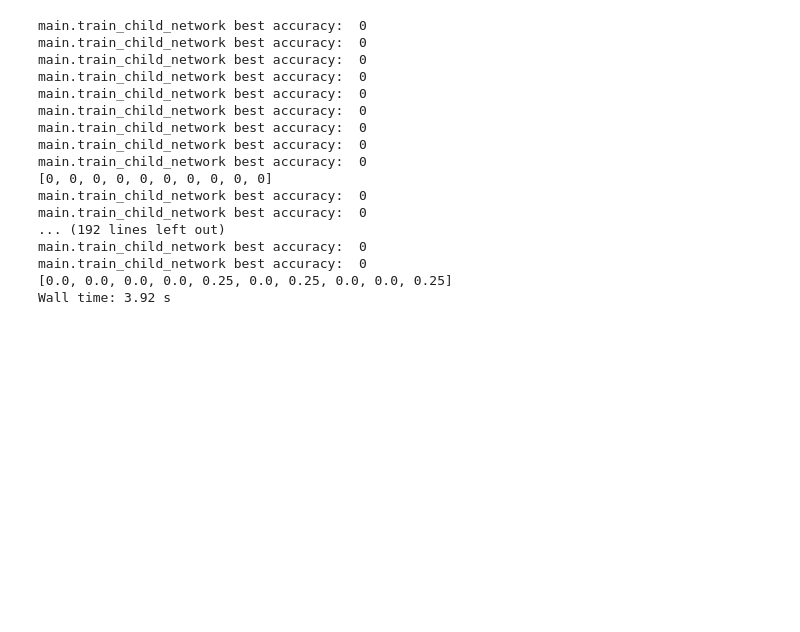
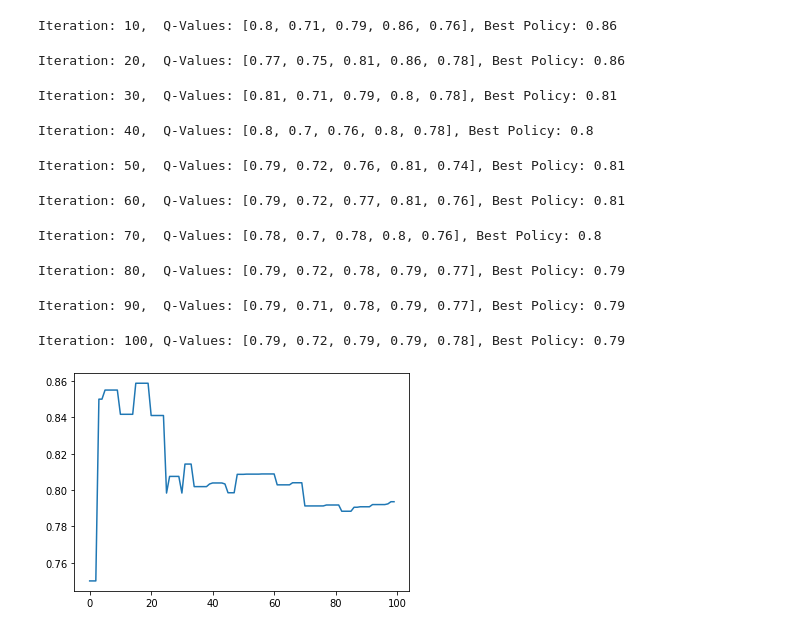
Before and after one commit to Sunjin000/auto-augmentation, a Jupyter notebook: MetaAugment/UCB1_JC.ipynb, the cells around one changed output. Cells and saved outputs as stored; diff of their text form; code cells hidden in the pictures; blank space fills up the shorter version.

Commit message:
new datasets added to UCB1 and baseline

```diff
--- a/MetaAugment/UCB1_JC.ipynb
+++ b/MetaAugment/UCB1_JC.ipynb
@@ -13,0 +65,13 @@ from main import *
+# %%
+"""Define internal NN module that trains on the dataset"""
+class SimpleNet(nn.Module):
+    def __init__(self, img_height, img_width, num_labels, img_channels):
+        super().__init__()
+        self.fc1 = nn.Linear(img_height*img_width*img_channels, num_labels)
+        self.relu1 = nn.ReLU()
+
+    def forward(self, x):
+        y = x.view(x.shape[0], -1)
+        y = self.fc1(y)
+        y = self.relu1(y)
+        return y
@@ -142,34 +302,34 @@ def run_UCB1(policies, batch_size, toy_size, max_epochs, early_stop_num, iterati
 # %%
-%%time
+batch_size = 32       # size of batch the inner NN is trained with
+learning_rate = 1e-1  # fix learning rate
+ds = "MNIST"          # pick dataset (MNIST, KMNIST, FashionMNIST, CIFAR10, CIFAR100)
+toy_size = 0.02       # total propeortion of training and test set we use
+max_epochs = 100      # max number of epochs that is run if early stopping is not hit
+early_stop_num = 10   # max number of worse validation scores before early stopping is triggered
+num_policies = 5      # fix number of policies
+num_sub_policies = 5  # fix number of sub-policies in a policy
+iterations = 100      # total iterations, should be more than the number of policies
+IsLeNet = "SimpleNet" # using LeNet or EasyNet or SimpleNet
 
-batch_size = 32       # size of batch inner NN is trained with
-toy_size = 0.0002       # total propeortion of training and test set we use
-max_epochs = 100      # max number of epochs that is run if early stopping is not hit
-early_stop_num = 10   # max number of worse validation scores before early stopping
-iterations = 20       # total iterations, should be more than the number of policies
-
-# generate policies and sub-policies
-num_policies = 10
-num_sub_policies = 5
+# generate random policies at start
 policies = generate_policies(num_policies, num_sub_policies)
 
-q_values = run_UCB1(policies, batch_size, toy_size, max_epochs, early_stop_num, iterations)
-#print(q_values)
+q_values, best_q_values = run_UCB1(policies, batch_size, learning_rate, ds, toy_size, max_epochs, early_stop_num, iterations, IsLeNet)
+
+plt.plot(best_q_values)
+
+best_q_values = np.array(best_q_values)
+save('best_q_values_{}_{}percent_{}.npy'.format(IsLeNet, int(toy_size*100), ds), best_q_values)
+#best_q_values = load('best_q_values_{}_{}percent_{}.npy'.format(IsLeNet, int(toy_size*100), ds), allow_pickle=True)
 # %% [output]
-main.train_child_network best accuracy:  0
-main.train_child_network best accuracy:  0
-main.train_child_network best accuracy:  0
-main.train_child_network best accuracy:  0
-main.train_child_network best accuracy:  0
-main.train_child_network best accuracy:  0
-main.train_child_network best accuracy:  0
-main.train_child_network best accuracy:  0
-main.train_child_network best accuracy:  0
-[0, 0, 0, 0, 0, 0, 0, 0, 0, 0]
-main.train_child_network best accuracy:  0
-main.train_child_network best accuracy:  0
-... (192 lines left out)
-main.train_child_network best accuracy:  0
-main.train_child_network best accuracy:  0
-[0.0, 0.0, 0.0, 0.0, 0.25, 0.0, 0.25, 0.0, 0.0, 0.25]
-Wall time: 3.92 s
+Iteration: 10,  Q-Values: [0.8, 0.71, 0.79, 0.86, 0.76], Best Policy: 0.86
+Iteration: 20,  Q-Values: [0.77, 0.75, 0.81, 0.86, 0.78], Best Policy: 0.86
+Iteration: 30,  Q-Values: [0.81, 0.71, 0.79, 0.8, 0.78], Best Policy: 0.81
+Iteration: 40,  Q-Values: [0.8, 0.7, 0.76, 0.8, 0.78], Best Policy: 0.8
+Iteration: 50,  Q-Values: [0.79, 0.72, 0.76, 0.81, 0.74], Best Policy: 0.81
+Iteration: 60,  Q-Values: [0.79, 0.72, 0.77, 0.81, 0.76], Best Policy: 0.81
+Iteration: 70,  Q-Values: [0.78, 0.7, 0.78, 0.8, 0.76], Best Policy: 0.8
+Iteration: 80,  Q-Values: [0.79, 0.72, 0.78, 0.79, 0.77], Best Policy: 0.79
+Iteration: 90,  Q-Values: [0.79, 0.71, 0.78, 0.79, 0.77], Best Policy: 0.79
+Iteration: 100, Q-Values: [0.79, 0.72, 0.79, 0.79, 0.78], Best Policy: 0.79
+[figure, added]
```
Also changed, not shown: parts of 5 cells of this notebook, 1 other file.
